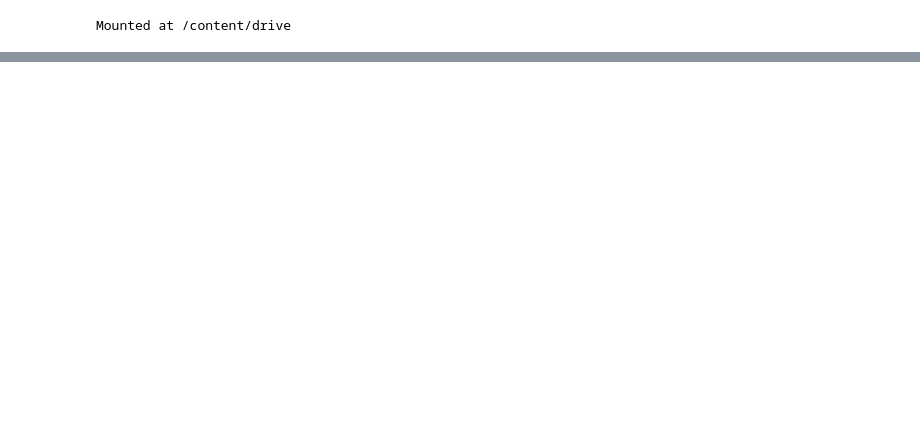
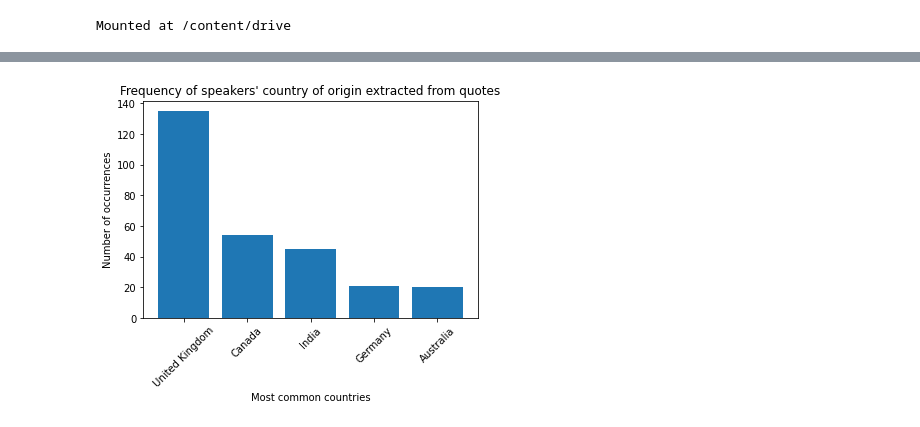
Before and after one commit to epfl-ada/ada-2021-project-gluten-meat-free, a Jupyter notebook: ADA_Project_2_Milestone_notebook.ipynb, the cells around one changed output, grey strips where cells are left out. Drawn from its saved outputs; the diff is of its cells as text; code cells hidden in the pictures; blank space fills up the shorter version.

```diff
--- a/ADA_Project_2_Milestone_notebook.ipynb
+++ b/ADA_Project_2_Milestone_notebook.ipynb
@@ -327,0 +123,4 @@ defaultdict(<function __main__.relative_change_in_time.<locals>.<lambda>>,
+# %%
+# For the sake of the demo and fast performance we only take a subset,
+# later on we will not restrict ourselves in such a way
+speaker_attrs = speaker_attrs[:100_000]
@@ -327,0 +161,3 @@ defaultdict(<function __main__.relative_change_in_time.<locals>.<lambda>>,
+# %%
+HDI = pd.read_excel('/content/drive/MyDrive/HDI_list.xlsx')
+HDI.head()
@@ -327,0 +269,24 @@ defaultdict(<function __main__.relative_change_in_time.<locals>.<lambda>>,
+# %%
+def process_chunk(chunk_df, aggregation):
+  '''Applies basic preprocessing to a chunk: remove rows with missing
+     speakers. Merge the chunk with the speaker attributes and HDI indexes. Remove
+     rows with missing nationalities, genders and occupations. Calculates the features' distributions.'''
+
+  chunk_df = clean_speaker(chunk_df)
+  chunk_df = merge_speaker_attrs_with_chunk(chunk_df)
+  chunk_df = clean_nationality(chunk_df)
+  chunk_df = clean_gender(chunk_df)
+  chunk_df = merge_HDI_with_chunk(chunk_df)
+
+  chunk_df['g']=[g[0] for g in chunk_df['gender']]
+  chunk_male_df = chunk_df.loc[chunk_df['g'] =='male']
+
+  aggregation['words_frequency'] += frequency_distribution(chunk_df)
+  aggregation['occupations_frequency'] += occupations_distrubtion(chunk_df)
+  aggregation['countries_frequency'] += countries_distribution(chunk_df)
+
+  # The same features are extracted for male speakers
+  aggregation['words_male_frequency'] += frequency_distribution(chunk_male_df)
+  aggregation['occupations_male_frequency'] += occupations_distrubtion(chunk_male_df)
+  aggregation['countries_male_frequency'] += countries_distribution(chunk_male_df)
+  return chunk_df
@@ -327,0 +343,13 @@ defaultdict(<function __main__.relative_change_in_time.<locals>.<lambda>>,
+# %%
+agg_2020 = run_chunks_year(2020)
+# %%
+#Let's visualize the most common features extracted from the quotes
+
+plt.bar(*zip(*agg_2020['countries_frequency'].most_common(5)))
+plt.xticks(rotation=45)
+plt.xlabel("Most common countries")
+plt.ylabel("Number of occurrences")
+plt.title("Frequency of speakers' country of origin extracted from quotes")
+plt.show()
+# %% [output]
+[figure, added]
```
Also changed, not shown: parts of 65 cells of this notebook.
